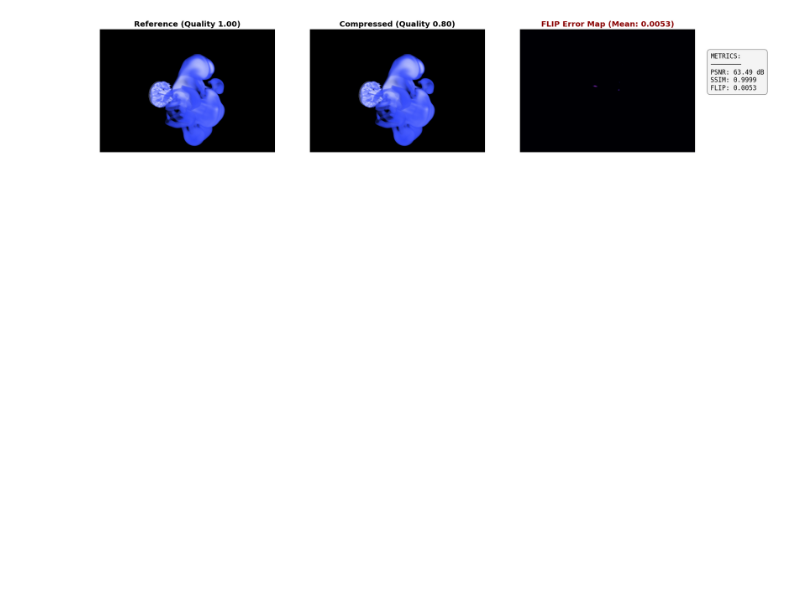
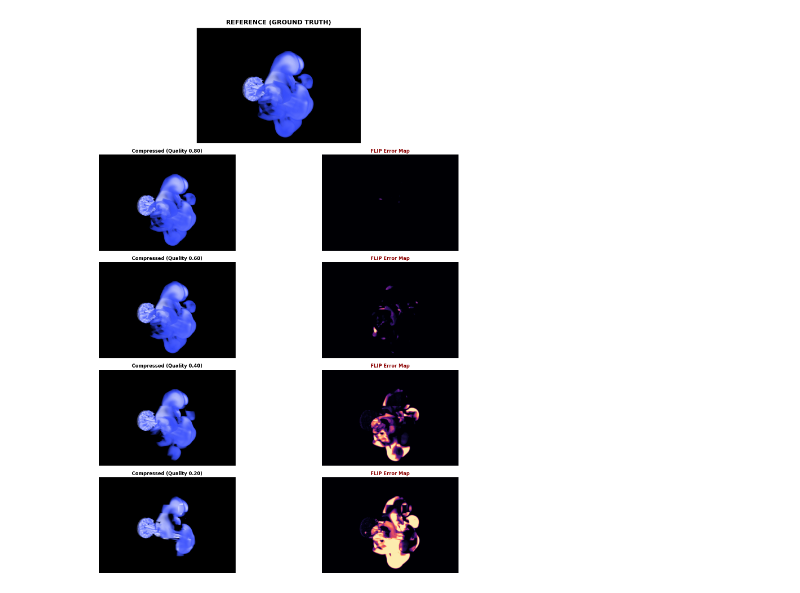
Before and after one commit to enthusiastic2003/vram_compression, a Jupyter notebook: visual_examination_tools/viz_tools.ipynb, the cells around one changed output. Drawn from its saved outputs; the diff is of its cells as text; code cells hidden in the pictures; blank space fills up the shorter version.

```diff
--- a/visual_examination_tools/viz_tools.ipynb
+++ b/visual_examination_tools/viz_tools.ipynb
@@ -152,72 +163,65 @@ def plot_comparison(ref, test, flip_map, metrics, quality_label):
     plt.show()
 # %%
-# 1. Construct Paths
-# Join the directory + dataset_name + metric + suffix
+# --- CONFIGURATION ---
+input_dir = "../bin/release"
+dataset_name = "csafe_heptane_302x302x302_uint8"
+metric_type  = "f2"
+# ---------------------
+
 ref_filename = os.path.join(input_dir, f"{dataset_name}_{metric_type}_1.00.png")
 
-if not os.path.exists(ref_filename):
-    print(f"❌ Error: Reference image not found at:")
-    print(f"   {ref_filename}")
-    print("\nCheck your 'input_dir' variable in the config cell.")
-else:
+if os.path.exists(ref_filename):
     print(f"✅ Reference found: {ref_filename}")
     ref_img = load_image_rgb(ref_filename)
 
-    # 2. Find Test Images
-    # Construct search pattern: "path/to/folder/dataset_f2_*.png"
-    search_pattern = os.path.join(input_dir, f"{dataset_name}_{metric_type}_*.png")
-
-    # Debug: Print what we are looking for
-    print(f"🔎 Searching for: {search_pattern}")
-
-    all_files = glob.glob(search_pattern)
-
-    # Filter out the 1.00 reference image
+    # Find test files
+    pattern = os.path.join(input_dir, f"{dataset_name}_{metric_type}_*.png")
+    all_files = glob.glob(pattern)
     test_files = [f for f in all_files if "1.00.png" not in f]
-
-    # Sort files by quality descending
     test_files.sort(reverse=True)
 
-    if len(test_files) == 0:
-        print("❌ No compressed variations found.")
-        print("   Detected files in folder:", all_files)
-    else:
-        print(f"   Found {len(test_files)} variations. Starting analysis...\n")
+    results_collection = []
+    table_data = []
 
-        results_data = []
+    print(f"Processing {len(test_files)} variations...\n")
 
-        for test_path in test_files:
-            # Extract quality label from filename (e.g. "0.20")
-            # We assume filename ends in "_0.20.png"
-            filename = os.path.basename(test_path)
-            quality_label = filename.split('_')[-1].replace('.png', '')
+    for test_path in test_files:
+        filename = os.path.basename(test_path)
+        quality_label = filename.split('_')[-1].replace('.png', '')
 
-            test_img = load_image_rgb(test_path)
+        test_img = load_image_rgb(test_path)
+        if ref_img.shape != test_img.shape:
+            test_img = cv2.resize(test_img, (ref_img.shape[1], ref_img.shape[0]))
 
-            # Safety Resize
-            if ref_img.shape != test_img.shape:
-                test_img = cv2.resize(test_img, (ref_img.shape[1], ref_img.shape[0]))
+        m = calculate_metrics(ref_img, test_img, ref_filename, test_path)
 
-            # Calculate Metrics
-            m = calculate_metrics(ref_img, test_img, ref_filename, test_path)
+        # Save for Visual Plot
+        results_collection.append((quality_label, test_img, m['flip_map'], m))
 
-            results_data.append({
-                "Quality": float(quality_label),
-                "PSNR (dB)": m['psnr'],
-                "SSIM": m['ssim'],
-                "Mean FLIP": m['mean_flip']
-            })
+        # Save for Excel Table
+        table_data.append({
+            "Quality": float(quality_label),
+            "PSNR (dB)": m['psnr'],
+            "SSIM": m['ssim'],
+            "Mean FLIP": m['mean_flip']
+        })
 
-            # Visual Output
-            plot_comparison(ref_img, test_img, m['flip_map'], m, quality_label)
+    # 1. SHOW VISUALS
+    if results_collection:
+        plot_visual_summary(ref_img, results_collection)
 
-        # 3. Final Summary Table
-        if results_data:
-            df = pd.DataFrame(results_data)
-            df = df.sort_values("Quality", ascending=False).set_index("Quality")
+    # 2. SHOW DATA TABLE (The "Excel" Part)
+    if table_data:
+        print("\n📊 QUANTITATIVE METRICS")
+        df = pd.DataFrame(table_data)
+        df = df.sort_values("Quality", ascending=False).set_index("Quality")
 
-            print("\n📊 SUMMARY REPORT")
-            display(df.style.background_gradient(cmap='RdYlGn', subset=['PSNR (dB)', 'SSIM'])\
-                            .background_gradient(cmap='RdYlGn_r', subset=['Mean FLIP']))
+        # Style looks like Excel with heatmaps
+        styled_df = df.style.background_gradient(cmap='RdYlGn', subset=['PSNR (dB)', 'SSIM'])\
+                            .background_gradient(cmap='RdYlGn_r', subset=['Mean FLIP'])\
+                            .format("{:.4f}")
+        display(styled_df)
+else:
+    print("Reference image missing.")
 # %% [output]
 ✅ Reference found: ../bin/release/csafe_heptane_302x302x302_uint8_f2_1.00.png
@@ -226 +229 @@ else:
-[figure, old version]
+[figure, new version]
```
Also changed, not shown: parts of 2 cells of this notebook.
